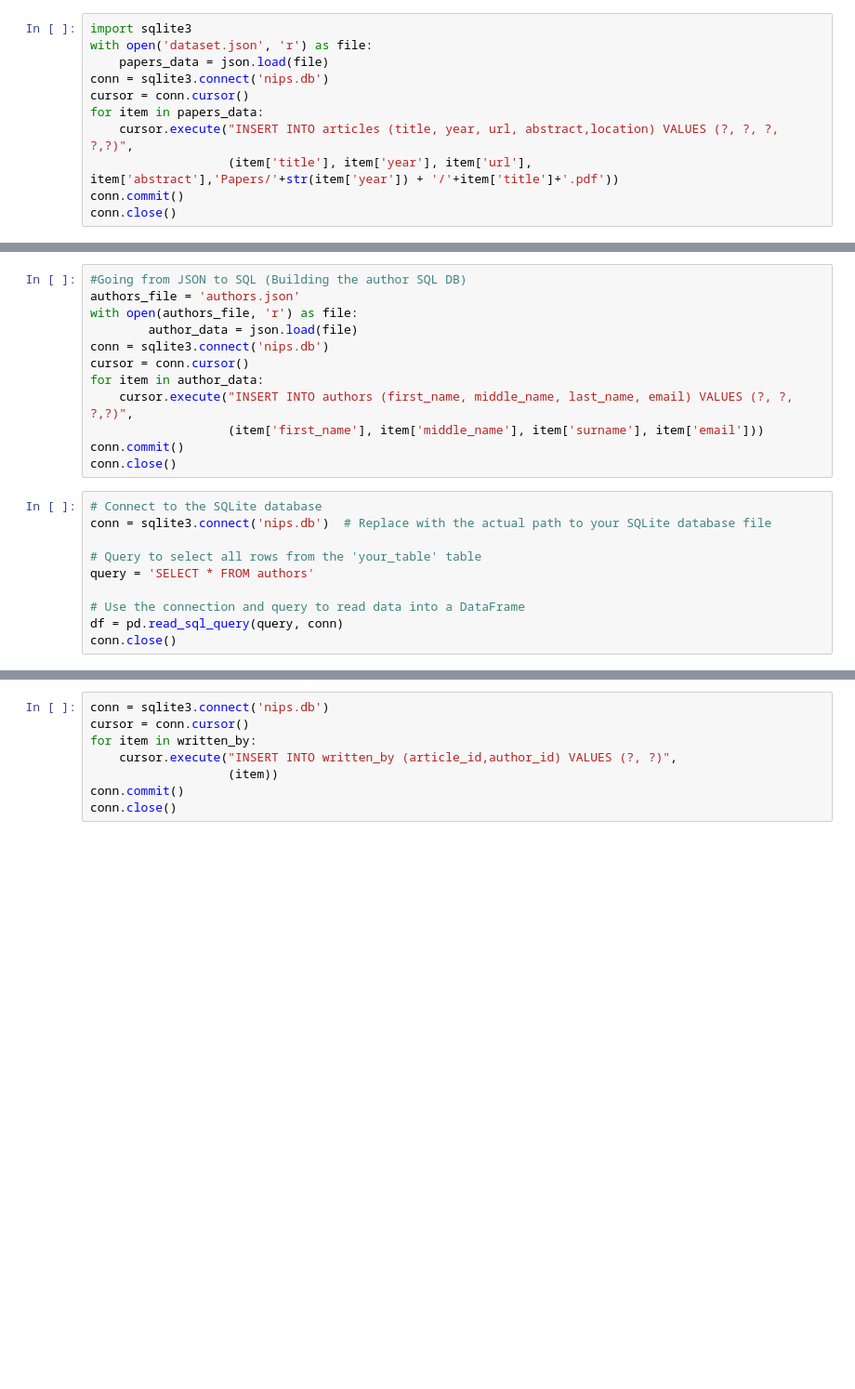
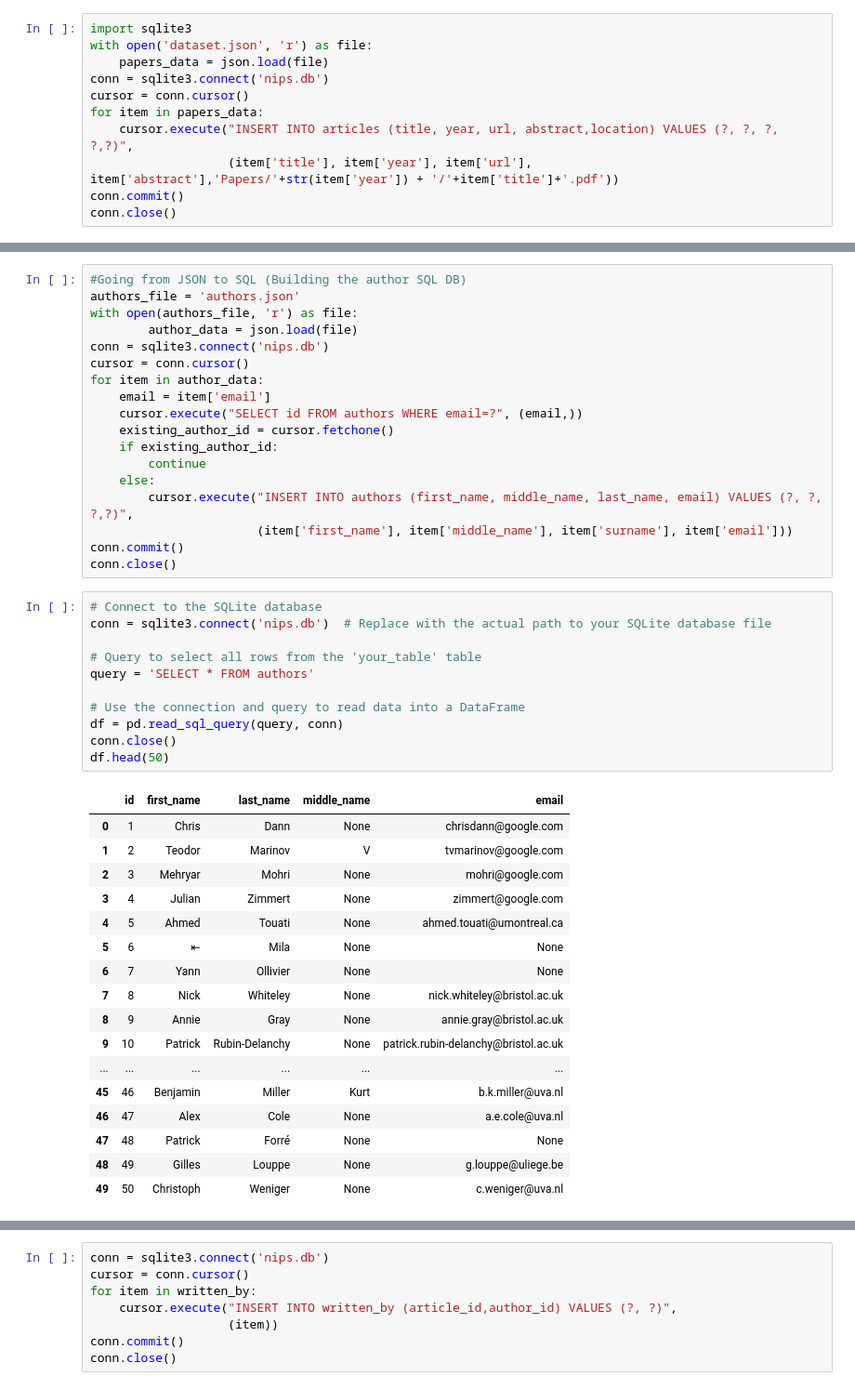
Before and after one commit to ameliemelo/crawling_project, a Jupyter notebook: testing.ipynb, the cells around one changed output, grey strips where cells are left out. Shown at 93% size. Cells and saved outputs as stored; diff of their text form; blank space fills up the shorter version.

Commit message:
setting up authors

```diff
--- a/testing.ipynb
+++ b/testing.ipynb
@@ -295,17 +309,42 @@ with open(authors_file, 'r') as file:
 conn = sqlite3.connect('nips.db')
 cursor = conn.cursor()
 for item in author_data:
-    cursor.execute("INSERT INTO authors (first_name, middle_name, last_name, email) VALUES (?, ?, ?,?)",
-                   (item['first_name'], item['middle_name'], item['surname'], item['email']))
+    email = item['email']
+    cursor.execute("SELECT id FROM authors WHERE email=?", (email,))
+    existing_author_id = cursor.fetchone()
+    if existing_author_id:
+        continue
+    else:
+        cursor.execute("INSERT INTO authors (first_name, middle_name, last_name, email) VALUES (?, ?, ?,?)",
+                       (item['first_name'], item['middle_name'], item['surname'], item['email']))
 conn.commit()
 conn.close()
 # %%
 # Connect to the SQLite database
 conn = sqlite3.connect('nips.db')  # Replace with the actual path to your SQLite database file
 
 # Query to select all rows from the 'your_table' table
 query = 'SELECT * FROM authors'
 
 # Use the connection and query to read data into a DataFrame
 df = pd.read_sql_query(query, conn)
 conn.close()
+df.head(50)
+# %% [output]
+|  | id | first_name | last_name | middle_name | email |
+| 0 | 1 | Chris | Dann | None | chrisdann@google.com |
+| 1 | 2 | Teodor | Marinov | V | tvmarinov@google.com |
+| 2 | 3 | Mehryar | Mohri | None | mohri@google.com |
+| 3 | 4 | Julian | Zimmert | None | zimmert@google.com |
+| 4 | 5 | Ahmed | Touati | None | ahmed.touati@umontreal.ca |
+| 5 | 6 | ⇤ | Mila | None | None |
+| 6 | 7 | Yann | Ollivier | None | None |
+| 7 | 8 | Nick | Whiteley | None | nick.whiteley@bristol.ac.uk |
+| 8 | 9 | Annie | Gray | None | annie.gray@bristol.ac.uk |
+| 9 | 10 | Patrick | Rubin-Delanchy | None | patrick.rubin-delanchy@bristol.ac.uk |
+| ... | ... | ... | ... | ... | ... |
+| 45 | 46 | Benjamin | Miller | Kurt | b.k.miller@uva.nl |
+| 46 | 47 | Alex | Cole | None | a.e.cole@uva.nl |
+| 47 | 48 | Patrick | Forré | None | None |
+| 48 | 49 | Gilles | Louppe | None | g.louppe@uliege.be |
+| 49 | 50 | Christoph | Weniger | None | c.weniger@uva.nl |
```
Also changed, not shown: parts of 5 cells of this notebook, 5 other files.
